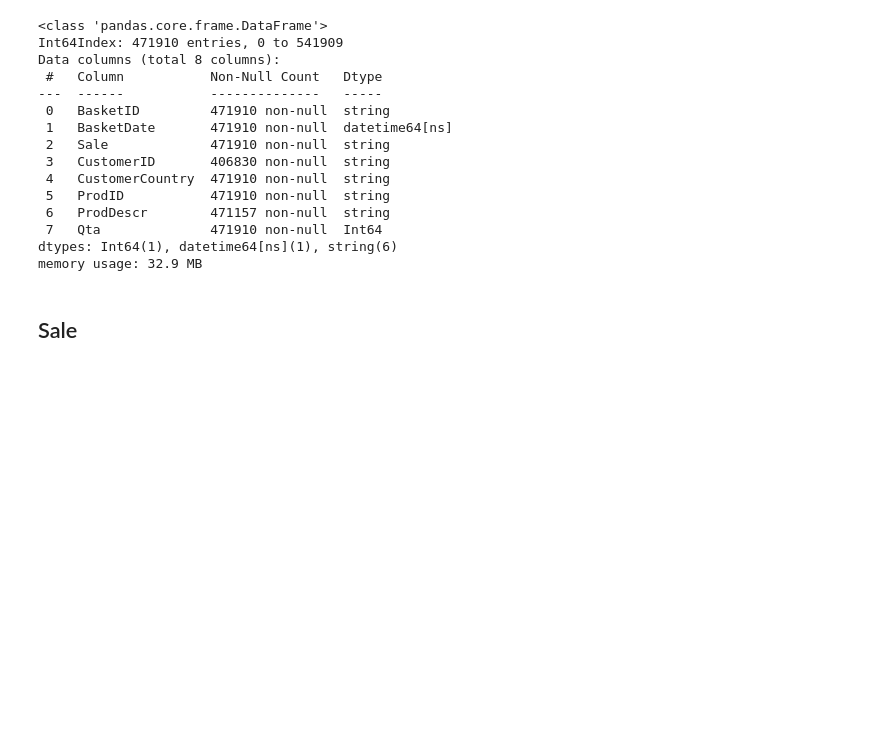
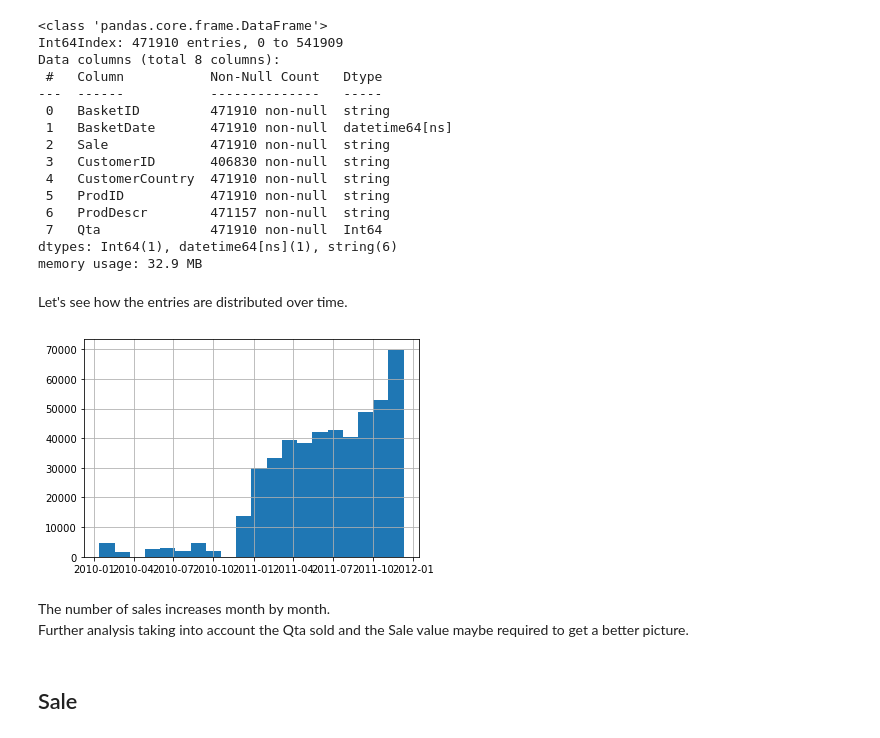
Before and after one commit to adettori/Data-Mining-DM-2020-project, a Jupyter notebook: dm2020-project-notebook.ipynb, the cells around one changed output. Cells and saved outputs as stored; diff of their text form; code cells hidden in the pictures; blank space fills up the shorter version.

Commit message:
Added some additional consideration and graphs to Data Understanding

```diff
--- a/dm2020-project-notebook.ipynb
+++ b/dm2020-project-notebook.ipynb
@@ -235,6 +288,18 @@ Data columns (total 8 columns):
  7   Qta              471910 non-null  Int64
 dtypes: Int64(1), datetime64[ns](1), string(6)
 memory usage: 32.9 MB
+# %% [markdown]
+Let's see how the entries are distributed over time.
+# %%
+nonNullEntries = df[df["BasketID"].notna()]
+k = math.ceil(math.log(len(nonNullEntries), 2) + 1) #Sturge's rule
+df["BasketDate"].hist(bins=k)
+plt.show()
+# %% [output]
+[figure, added]
+# %% [markdown]
+The number of sales increases month by month.
+Further analysis taking into account the Qta sold and the Sale value maybe required to get a better picture.
 # %% [markdown]
 ## Sale
 # %% [markdown]
```
Also changed, not shown: parts of 25 cells of this notebook.
